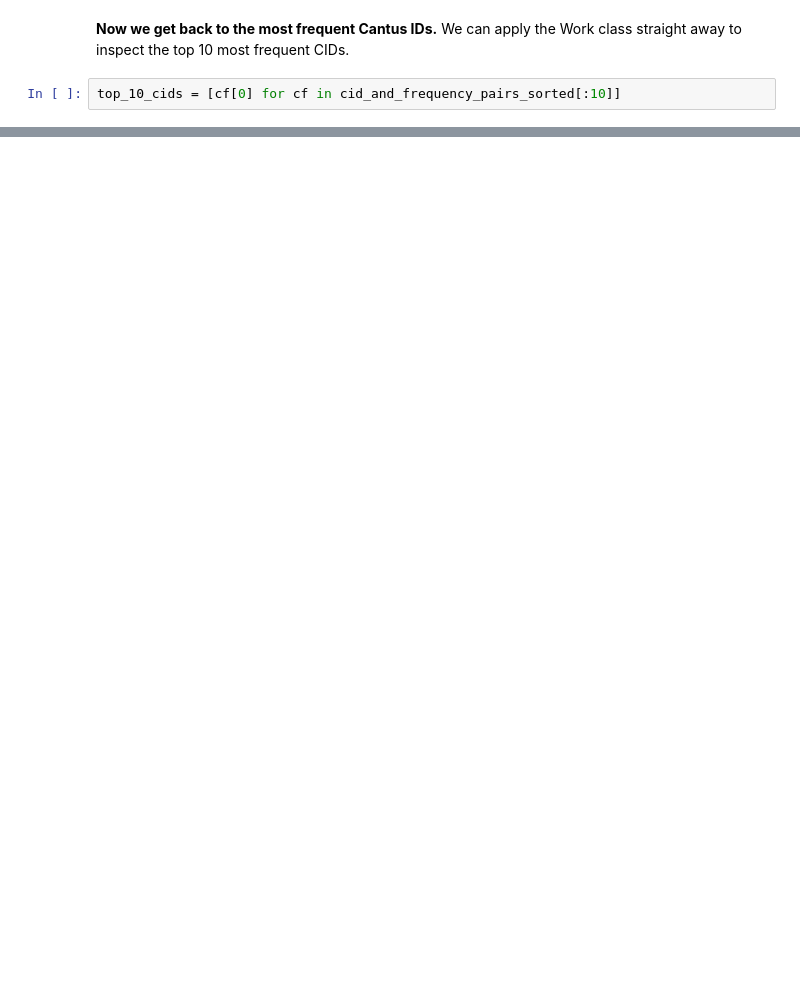
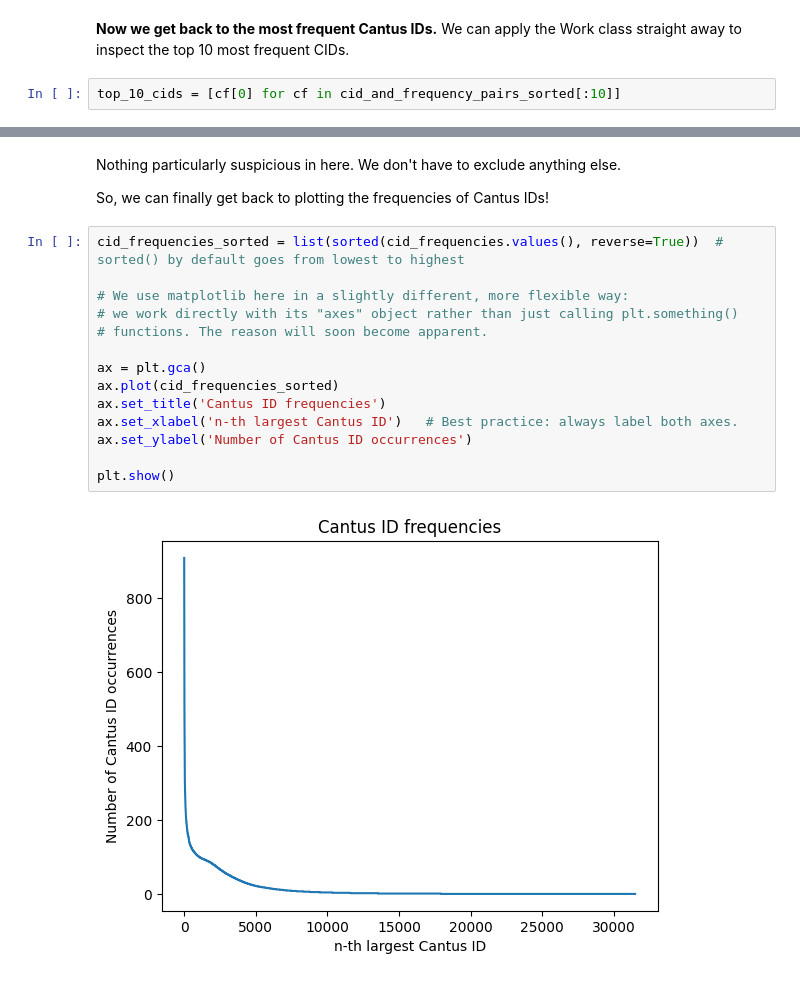
Before and after one commit to hajicj/DH-Latvia_2025-05-07, a Jupyter notebook: 2025-05-07_Practicals-1.ipynb, the cells around one changed output, grey strips where cells are left out. Saved outputs shown, nothing was run; the diff lists cells and outputs as text; blank space fills up the shorter version.

```diff
--- a/2025-05-07_Practicals-1.ipynb
+++ b/2025-05-07_Practicals-1.ipynb
@@ -779,0 +778,20 @@ Work CID 008081: 867 chants, characteristics:
+# %% [markdown]
+Nothing particularly suspicious in here. We don't have to exclude anything else.
+
+So, we can finally get back to plotting the frequencies of Cantus IDs!
+# %%
+cid_frequencies_sorted = list(sorted(cid_frequencies.values(), reverse=True))  # sorted() by default goes from lowest to highest
+
+# We use matplotlib here in a slightly different, more flexible way:
+# we work directly with its "axes" object rather than just calling plt.something()
+# functions. The reason will soon become apparent.
+
+ax = plt.gca()
+ax.plot(cid_frequencies_sorted)
+ax.set_title('Cantus ID frequencies')
+ax.set_xlabel('n-th largest Cantus ID')   # Best practice: always label both axes.
+ax.set_ylabel('Number of Cantus ID occurrences')
+
+plt.show()
+# %% [output]
+[figure, added]
```
Also changed, not shown: parts of 9 cells of this notebook.
